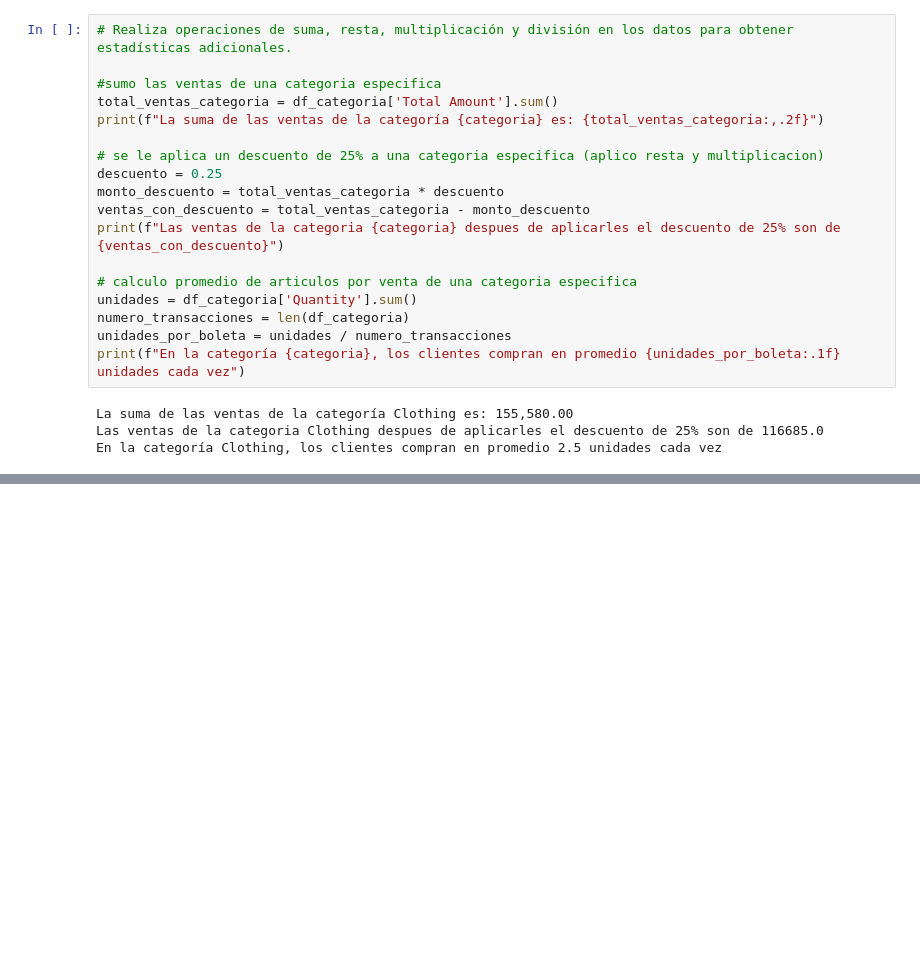
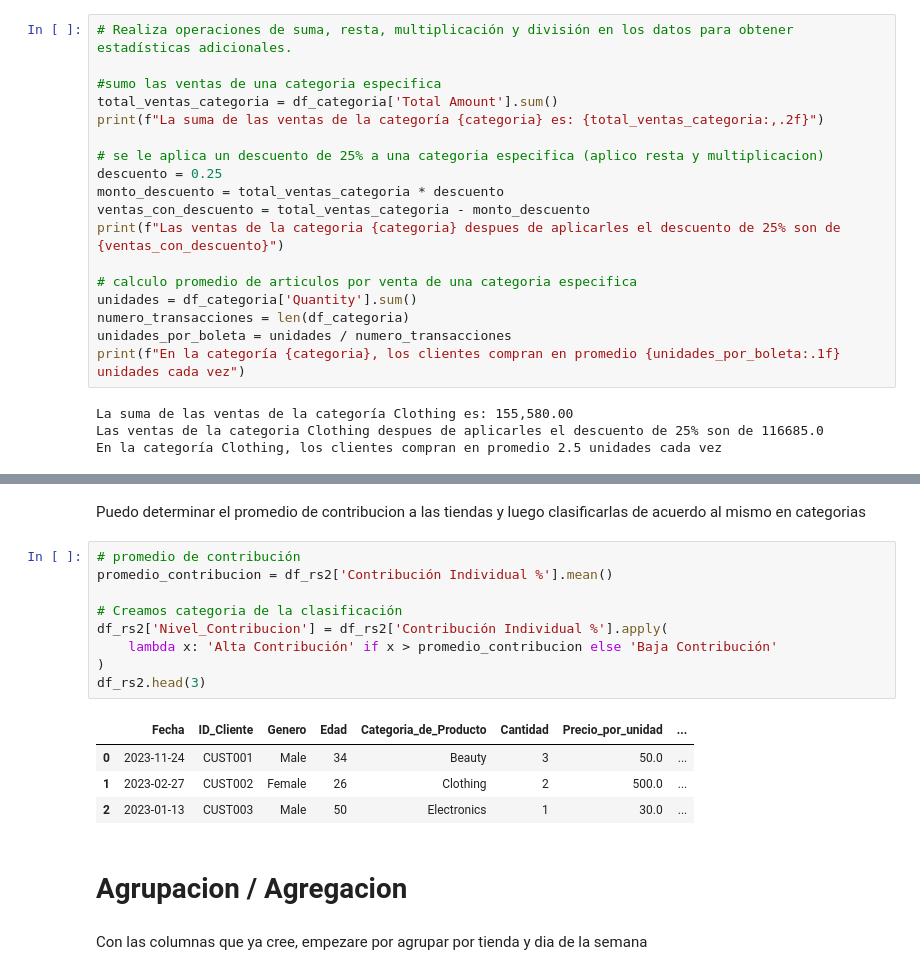
Before and after one commit to kalex066/RetailSales_DataAnalysis, a Jupyter notebook: notebooks/RetailSales_Analysis.ipynb, the cells around one changed output, grey strips where cells are left out. Drawn from its saved outputs; the diff is of its cells as text; blank space fills up the shorter version.

```diff
--- a/notebooks/RetailSales_Analysis.ipynb
+++ b/notebooks/RetailSales_Analysis.ipynb
@@ -309,0 +434,20 @@ En la categoría Clothing, los clientes compran en promedio 2.5 unidades cada ve
+# %% [markdown]
+Puedo determinar el promedio de contribucion a las tiendas y luego clasificarlas de acuerdo al mismo en categorias
+# %%
+# promedio de contribución
+promedio_contribucion = df_rs2['Contribución Individual %'].mean()
+
+# Creamos categoria de la clasificación
+df_rs2['Nivel_Contribucion'] = df_rs2['Contribución Individual %'].apply(
+    lambda x: 'Alta Contribución' if x > promedio_contribucion else 'Baja Contribución'
+)
+df_rs2.head(3)
+# %% [output]
+|  | Fecha | ID_Cliente | Genero | Edad | Categoria_de_Producto | Cantidad | Precio_por_unidad | ... |
+| 0 | 2023-11-24 | CUST001 | Male | 34 | Beauty | 3 | 50.0 | ... |
+| 1 | 2023-02-27 | CUST002 | Female | 26 | Clothing | 2 | 500.0 | ... |
+| 2 | 2023-01-13 | CUST003 | Male | 50 | Electronics | 1 | 30.0 | ... |
+# %% [markdown]
+# Agrupacion / Agregacion
+# %% [markdown]
+Con las columnas que ya cree, empezare por agrupar por tienda y dia de la semana
```
Also changed, not shown: parts of 31 cells of this notebook.
